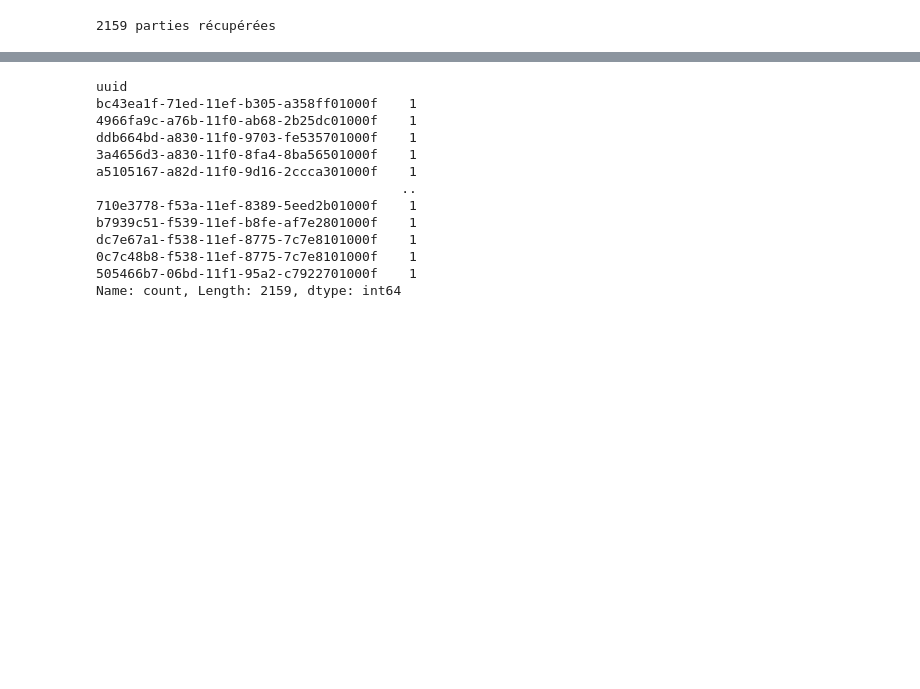
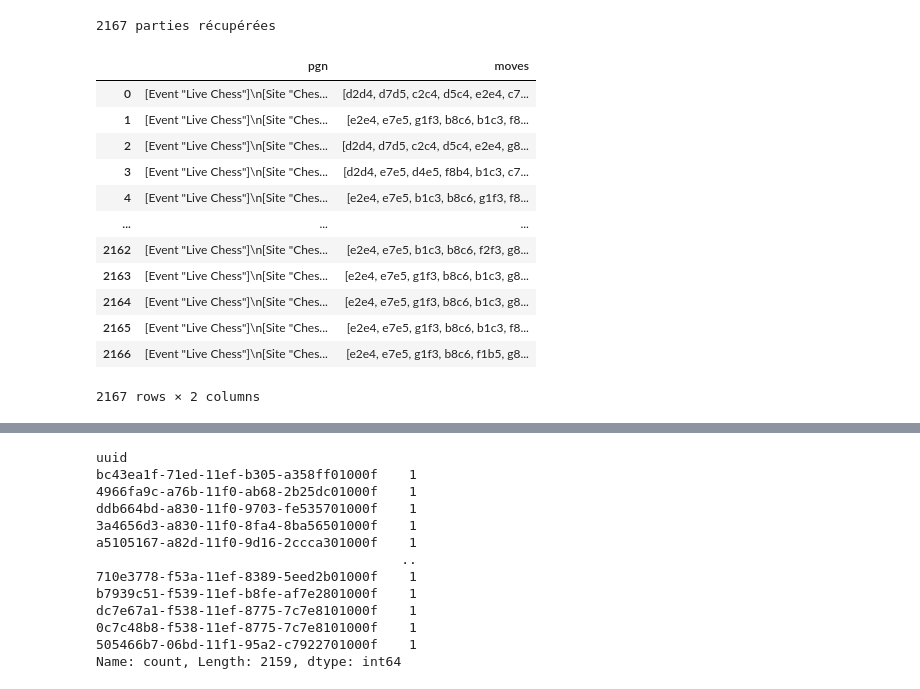
Before and after one commit to Ahmedbdk/chess-data-project, a Jupyter notebook: chess_ETL.ipynb, the cells around one changed output, grey strips where cells are left out. Saved outputs shown, nothing was run; the diff lists cells and outputs as text; code cells hidden in the pictures; blank space fills up the shorter version.

```diff
--- a/chess_ETL.ipynb
+++ b/chess_ETL.ipynb
@@ -99,6 +99,18 @@ def parse_games(games):
         table.append(row)
 
     return table
+# %%
+def parse_games(games):
+    table = []
+
+    for game in games:
+        row = {
+            "pgn": game.get("pgn")
+        }
+
+        table.append(row)
+
+    return table
 # %%
 username = "dengrimmeko"
 username =username.lower()
@@ -119,6 +131,48 @@ table = parse_games(games)
 # 5. résultat
 print(f"{len(table)} parties récupérées")
 # %% [output]
-2159 parties récupérées
+2167 parties récupérées
 # %%
 bronze_df = pd.DataFrame(table)
+# %%
+import chess.pgn
+import io
+
+def extract_moves_from_pgn(pgn_text):
+    try:
+        pgn_io = io.StringIO(pgn_text)
+        game = chess.pgn.read_game(pgn_io)
+
+        if game is None:
+            return []
+
+        board = game.board()
+        moves = []
+
+        for move in game.mainline_moves():
+            moves.append(move.uci())  # meilleur format pour ML
+
+            board.push(move)
+
+        return moves
+
+    except:
+        return []
+# %%
+bronze_df["moves"] = bronze_df["pgn"].apply(extract_moves_from_pgn)
+# %%
+bronze_df
+# %% [output]
+|  | pgn | moves |
+| 0 | [Event "Live Chess"]\n[Site "Ches... | [d2d4, d7d5, c2c4, d5c4, e2e4, c7... |
+| 1 | [Event "Live Chess"]\n[Site "Ches... | [e2e4, e7e5, g1f3, b8c6, b1c3, f8... |
+| 2 | [Event "Live Chess"]\n[Site "Ches... | [d2d4, d7d5, c2c4, d5c4, e2e4, g8... |
+| 3 | [Event "Live Chess"]\n[Site "Ches... | [d2d4, e7e5, d4e5, f8b4, b1c3, c7... |
+| 4 | [Event "Live Chess"]\n[Site "Ches... | [e2e4, e7e5, b1c3, b8c6, g1f3, f8... |
+| ... | ... | ... |
+| 2162 | [Event "Live Chess"]\n[Site "Ches... | [e2e4, e7e5, b1c3, b8c6, f2f3, g8... |
+| 2163 | [Event "Live Chess"]\n[Site "Ches... | [e2e4, e7e5, g1f3, b8c6, b1c3, g8... |
+| 2164 | [Event "Live Chess"]\n[Site "Ches... | [e2e4, e7e5, g1f3, b8c6, b1c3, g8... |
+| 2165 | [Event "Live Chess"]\n[Site "Ches... | [e2e4, e7e5, g1f3, b8c6, b1c3, f8... |
+| 2166 | [Event "Live Chess"]\n[Site "Ches... | [e2e4, e7e5, g1f3, b8c6, f1b5, g8... |
+2167 rows × 2 columns
```
Also changed, not shown: parts of 2 cells of this notebook, 1 other file.
